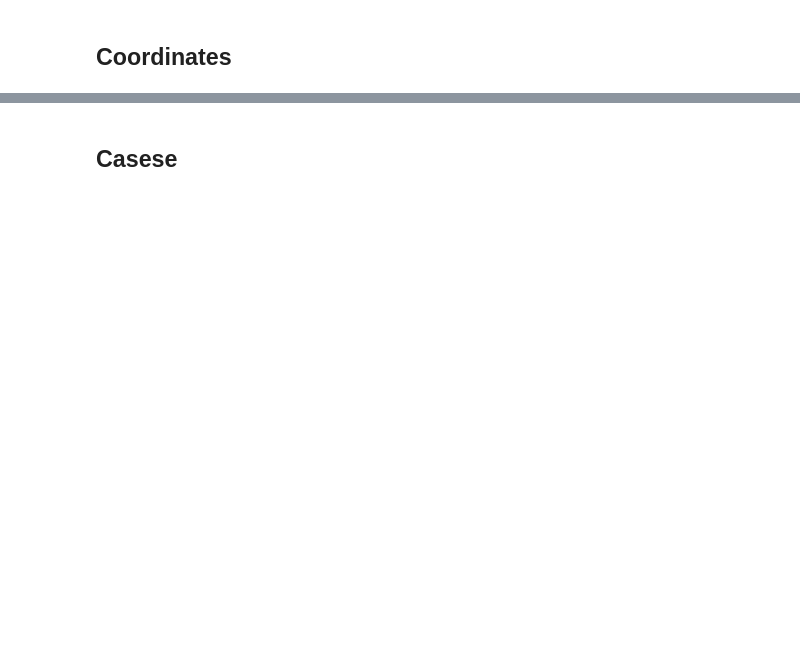
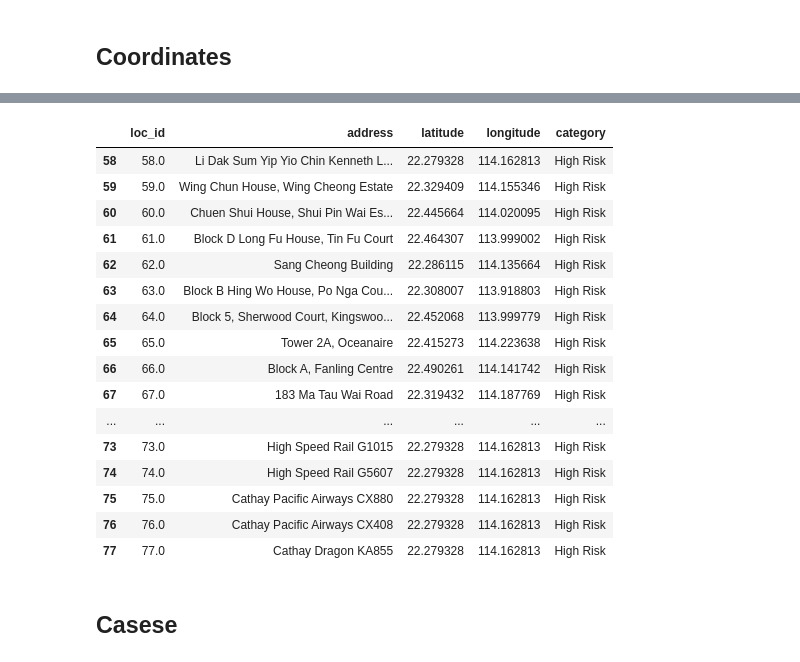
Before and after one commit to bc123456/wuhan_virus_dashboard, a Jupyter notebook: exploration/02_compose_data.ipynb, the cells around one changed output, grey strips where cells are left out. Cells and saved outputs as stored; diff of their text form; code cells hidden in the pictures; blank space fills up the shorter version.

```diff
--- a/exploration/02_compose_data.ipynb
+++ b/exploration/02_compose_data.ipynb
@@ -41,3 +68,43 @@ address_df
+# %%
+from wuhan_functions import update_address
+new_address_df = update_address(address_df)
+# %%
+new_address_df.at[63, 'latitude'] = 22.450974
+new_address_df.at[63, 'longitude'] = 114.158795
+
+# high speed rail
+for idx in [71, 72, 73, 74]:
+    new_address_df.at[63, 'latitude'] = 22.304080
+    new_address_df.at[63, 'longitude'] = 114.166501
+
+# cruise
+new_address_df.at[70, 'latitude'] = np.nan
+new_address_df.at[70, 'longitude'] = np.nan
+
+# airline
+for idx in [68, 69, 75, 76, 77]:
+    new_address_df.at[63, 'latitude'] = 22.308007
+    new_address_df.at[63, 'longitude'] = 113.918803
+# %%
+new_address_df.tail(20)
+# %% [output]
+|  | loc_id | address | latitude | longitude | category |
+| 58 | 58.0 | Li Dak Sum Yip Yio Chin Kenneth L... | 22.279328 | 114.162813 | High Risk |
+| 59 | 59.0 | Wing Chun House, Wing Cheong Estate | 22.329409 | 114.155346 | High Risk |
+| 60 | 60.0 | Chuen Shui House, Shui Pin Wai Es... | 22.445664 | 114.020095 | High Risk |
+| 61 | 61.0 | Block D Long Fu House, Tin Fu Court | 22.464307 | 113.999002 | High Risk |
+| 62 | 62.0 | Sang Cheong Building | 22.286115 | 114.135664 | High Risk |
+| 63 | 63.0 | Block B Hing Wo House, Po Nga Cou... | 22.308007 | 113.918803 | High Risk |
+| 64 | 64.0 | Block 5, Sherwood Court, Kingswoo... | 22.452068 | 113.999779 | High Risk |
+| 65 | 65.0 | Tower 2A, Oceanaire | 22.415273 | 114.223638 | High Risk |
+| 66 | 66.0 | Block A, Fanling Centre | 22.490261 | 114.141742 | High Risk |
+| 67 | 67.0 | 183 Ma Tau Wai Road | 22.319432 | 114.187769 | High Risk |
+| ... | ... | ... | ... | ... | ... |
+| 73 | 73.0 | High Speed Rail G1015 | 22.279328 | 114.162813 | High Risk |
+| 74 | 74.0 | High Speed Rail G5607 | 22.279328 | 114.162813 | High Risk |
+| 75 | 75.0 | Cathay Pacific Airways CX880 | 22.279328 | 114.162813 | High Risk |
+| 76 | 76.0 | Cathay Pacific Airways CX408 | 22.279328 | 114.162813 | High Risk |
+| 77 | 77.0 | Cathay Dragon KA855 | 22.279328 | 114.162813 | High Risk |
 # %%
 # coordinates_df.loc[21, 'latitude'] = 22.304080
 # coordinates_df.loc[21, 'longitude'] = 114.166501
```
Also changed, not shown: parts of 7 cells of this notebook, 6 other files.
